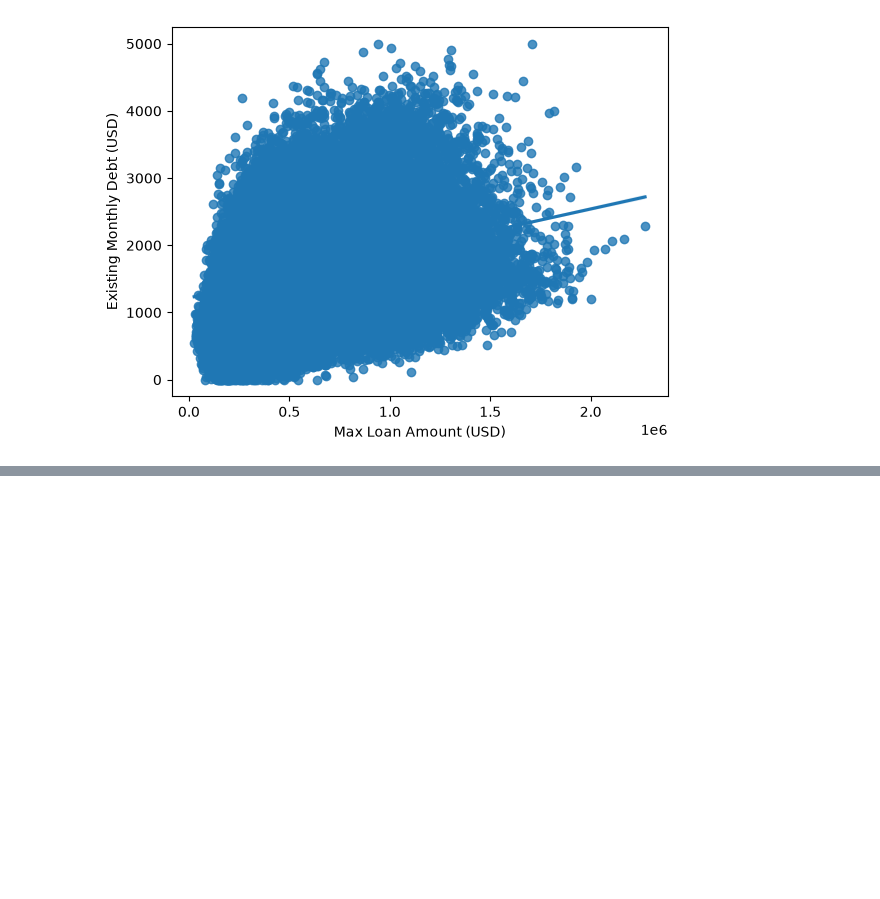
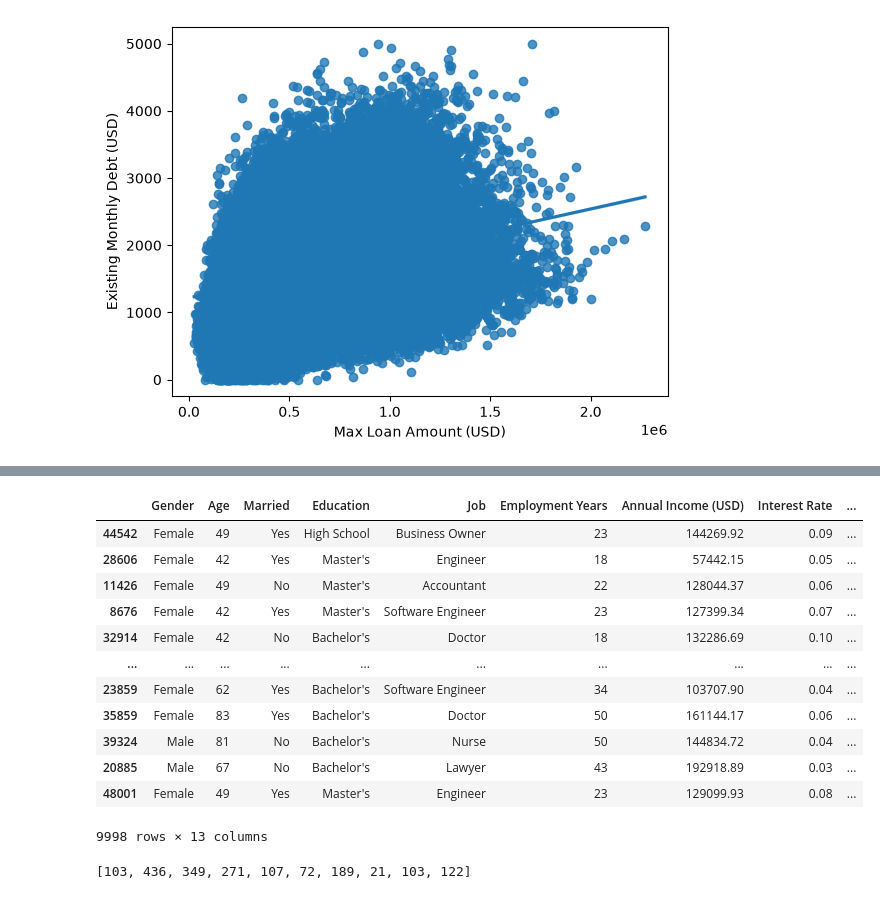
Before and after one commit to coretlwww/mortgage-prediction, a Jupyter notebook: Untitled-1.ipynb, the cells around one changed output, grey strips where cells are left out. Cells and saved outputs as stored; diff of their text form; code cells hidden in the pictures; blank space fills up the shorter version.

Commit message:
trained decision tree

```diff
--- a/Untitled-1.ipynb
+++ b/Untitled-1.ipynb
@@ -245,0 +256,3 @@ sns.regplot(x=y, y=mortgage_data['Existing Monthly Debt (USD)'])
+# %%
+X = mortgage_data.drop('Max Loan Amount (USD)', axis=1)
+X.head()
@@ -245,0 +266,24 @@ sns.regplot(x=y, y=mortgage_data['Existing Monthly Debt (USD)'])
+# %%
+X_temp, X_test, y_temp, y_test = train_test_split(X, y, test_size=0.2, random_state=1)
+X_train, X_val, y_train, y_val = train_test_split(X_temp, y_temp, test_size=0.25, random_state=1)
+# %%
+object_cols = [col for col in X_train.columns if X_train[col].dtype == 'str']
+low_cardinality_cols = [col for col in object_cols if X_train[col].nunique() <= 15]
+high_cardinality_cols = list(set(object_cols) - set(low_cardinality_cols))
+X_train.drop(high_cardinality_cols, axis=1)
+X_val.drop(high_cardinality_cols, axis=1)
+X_test.drop(high_cardinality_cols, axis=1)
+# %% [output]
+|  | Gender | Age | Married | Education | Job | Employment Years | Annual Income (USD) | Interest Rate | ... |
+| 44542 | Female | 49 | Yes | High School | Business Owner | 23 | 144269.92 | 0.09 | ... |
+| 28606 | Female | 42 | Yes | Master's | Engineer | 18 | 57442.15 | 0.05 | ... |
+| 11426 | Female | 49 | No | Master's | Accountant | 22 | 128044.37 | 0.06 | ... |
+| 8676 | Female | 42 | Yes | Master's | Software Engineer | 23 | 127399.34 | 0.07 | ... |
+| 32914 | Female | 42 | No | Bachelor's | Doctor | 18 | 132286.69 | 0.10 | ... |
+| ... | ... | ... | ... | ... | ... | ... | ... | ... | ... |
+| 23859 | Female | 62 | Yes | Bachelor's | Software Engineer | 34 | 103707.90 | 0.04 | ... |
+| 35859 | Female | 83 | Yes | Bachelor's | Doctor | 50 | 161144.17 | 0.06 | ... |
+| 39324 | Male | 81 | No | Bachelor's | Nurse | 50 | 144834.72 | 0.04 | ... |
+| 20885 | Male | 67 | No | Bachelor's | Lawyer | 43 | 192918.89 | 0.03 | ... |
+| 48001 | Female | 49 | Yes | Master's | Engineer | 23 | 129099.93 | 0.08 | ... |
+9998 rows × 13 columns
@@ -245,0 +308,7 @@ sns.regplot(x=y, y=mortgage_data['Existing Monthly Debt (USD)'])
+# %%
+random.seed(42)
+
+leaf_size = random.randint(1, 500, 10).tolist()
+leaf_size
+# %% [output]
+[103, 436, 349, 271, 107, 72, 189, 21, 103, 122]
```
Also changed, not shown: parts of 8 cells of this notebook.
